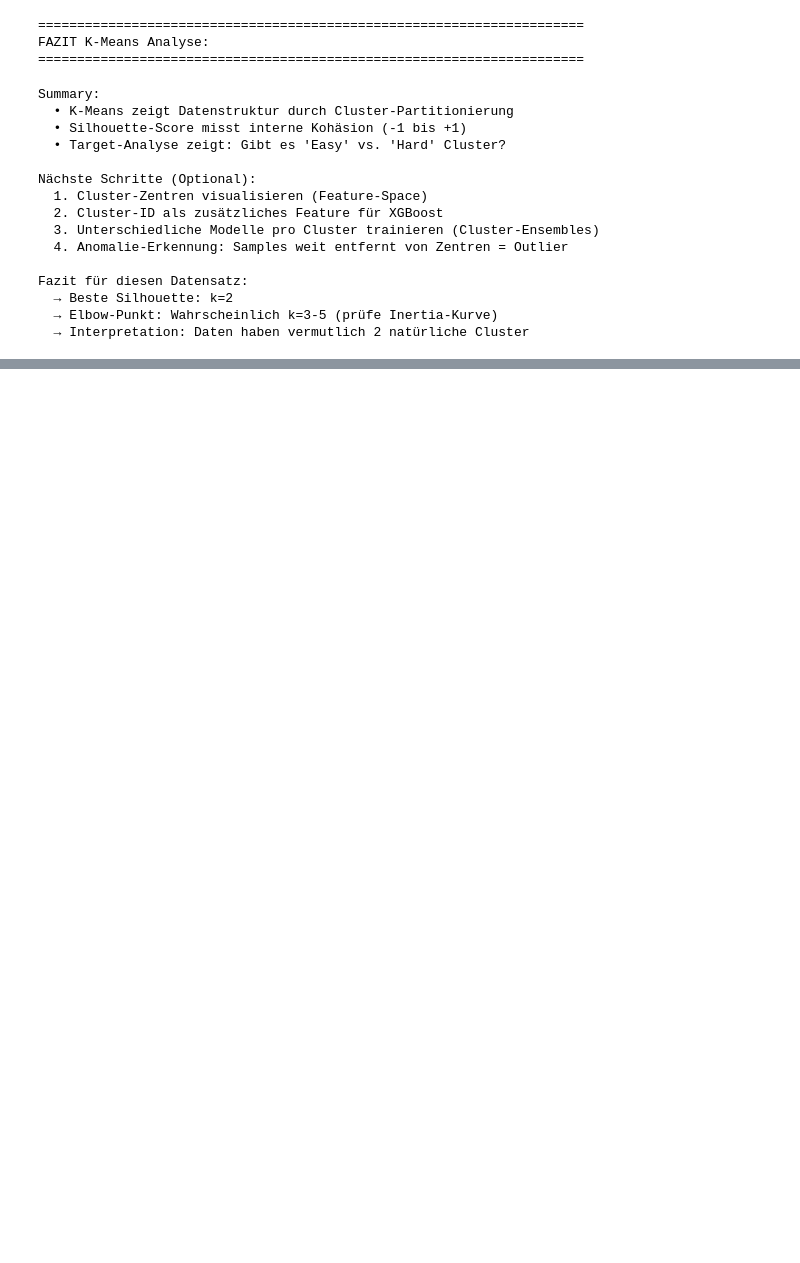
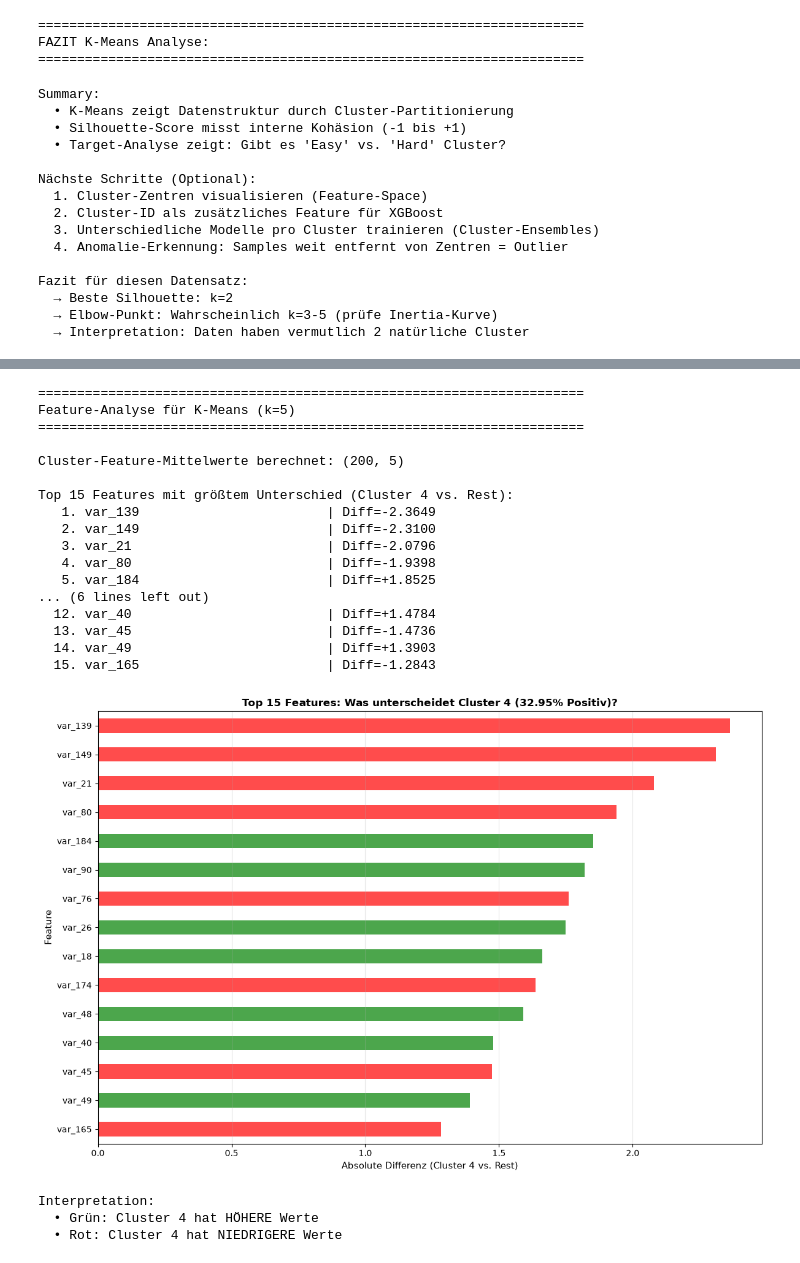
Before and after one commit to Cypshu/ADA_Project, a Jupyter notebook: Ang/Santander_EDA_Kompakt_XGBoost_v4_nestedCV_professionell.ipynb, the cells around one changed output, grey strips where cells are left out. Drawn from its saved outputs; the diff is of its cells as text; code cells hidden in the pictures; blank space fills up the shorter version.

```diff
--- a/Ang/Santander_EDA_Kompakt_XGBoost_v4_nestedCV_professionell.ipynb
+++ b/Ang/Santander_EDA_Kompakt_XGBoost_v4_nestedCV_professionell.ipynb
@@ -1601,0 +1974,67 @@ Fazit für diesen Datensatz:
+# %%
+# Top Features pro Cluster analysieren (k=5) - Speicher-optimiert
+k_best = 5
+kmeans_best = cluster_analysis_results[k_best]["model"]
+cluster_labels_best = cluster_analysis_results[k_best]["labels"]
+
+print("="*70)
+print(f"Feature-Analyse für K-Means (k={k_best})")
+print("="*70)
+
+# Schneller: Mit pandas groupby statt numpy loops
+X_dev_with_labels = X_dev.copy()
+X_dev_with_labels["CLUSTER"] = cluster_labels_best
+
+cluster_feature_means_df = X_dev_with_labels.groupby("CLUSTER")[feature_columns].mean().T
+
+print(f"\nCluster-Feature-Mittelwerte berechnet: {cluster_feature_means_df.shape}")
+
+# Cluster 4 vs. Rest Vergleich
+rest_mean = cluster_feature_means_df[[i for i in range(k_best) if i != 4]].mean(axis=1)
+cluster4_mean = cluster_feature_means_df[4]
+
+feature_diff = (cluster4_mean - rest_mean).abs()
+top_features_idx = feature_diff.nlargest(15).index.tolist()
+
+print(f"\nTop 15 Features mit größtem Unterschied (Cluster 4 vs. Rest):")
+for i, feature in enumerate(top_features_idx, 1):
+    diff = cluster4_mean[feature] - rest_mean[feature]
+    print(f"  {i:2d}. {feature:30s} | Diff={diff:+.4f}")
+
+# Visualisierung
+fig, ax = plt.subplots(figsize=(12, 8))
+feature_diff_sorted = feature_diff[top_features_idx].sort_values(ascending=True)
+colors = ["green" if cluster4_mean[f] > rest_mean[f] else "red" for f in feature_diff_sorted.index]
+feature_diff_sorted.plot(kind="barh", ax=ax, color=colors, alpha=0.7)
+ax.set_xlabel("Absolute Differenz (Cluster 4 vs. Rest)", fontsize=11)
+ax.set_ylabel("Feature", fontsize=11)
+ax.set_title(f"Top 15 Features: Was unterscheidet Cluster 4 (32.95% Positiv)?", fontsize=12, fontweight="bold")
+ax.grid(alpha=0.3, axis="x")
+plt.tight_layout()
+plt.show()
+
+print(f"\nInterpretation:")
+print(f"  • Grün: Cluster 4 hat HÖHERE Werte")
+print(f"  • Rot: Cluster 4 hat NIEDRIGERE Werte")
+# %% [output]
+======================================================================
+Feature-Analyse für K-Means (k=5)
+======================================================================
+
+Cluster-Feature-Mittelwerte berechnet: (200, 5)
+
+Top 15 Features mit größtem Unterschied (Cluster 4 vs. Rest):
+   1. var_139                        | Diff=-2.3649
+   2. var_149                        | Diff=-2.3100
+   3. var_21                         | Diff=-2.0796
+   4. var_80                         | Diff=-1.9398
+   5. var_184                        | Diff=+1.8525
+... (6 lines left out)
+  12. var_40                         | Diff=+1.4784
+  13. var_45                         | Diff=-1.4736
+  14. var_49                         | Diff=+1.3903
+  15. var_165                        | Diff=-1.2843
+[figure, added]
+Interpretation:
+  • Grün: Cluster 4 hat HÖHERE Werte
+  • Rot: Cluster 4 hat NIEDRIGERE Werte
```
Also changed, not shown: parts of 23 cells of this notebook.
